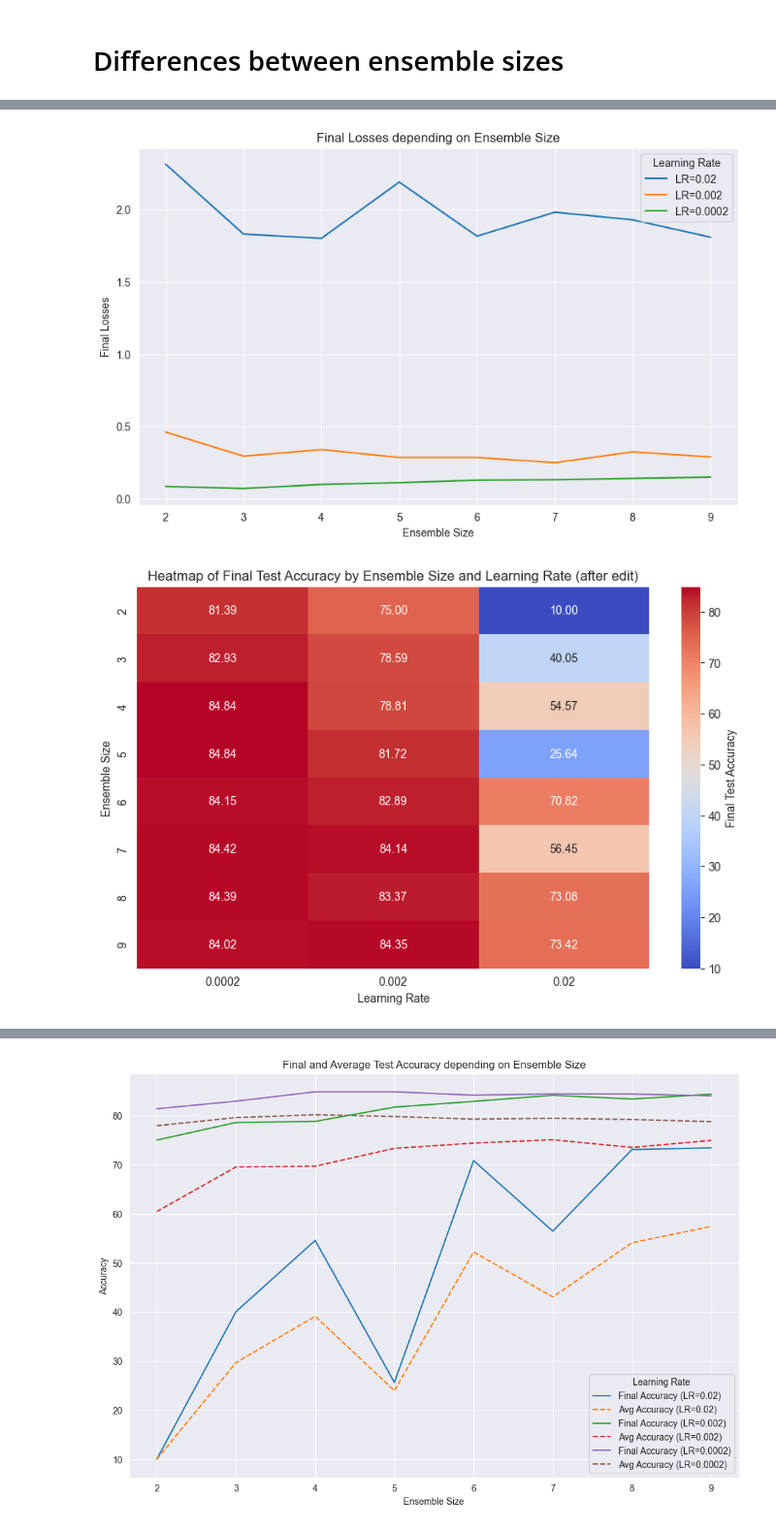
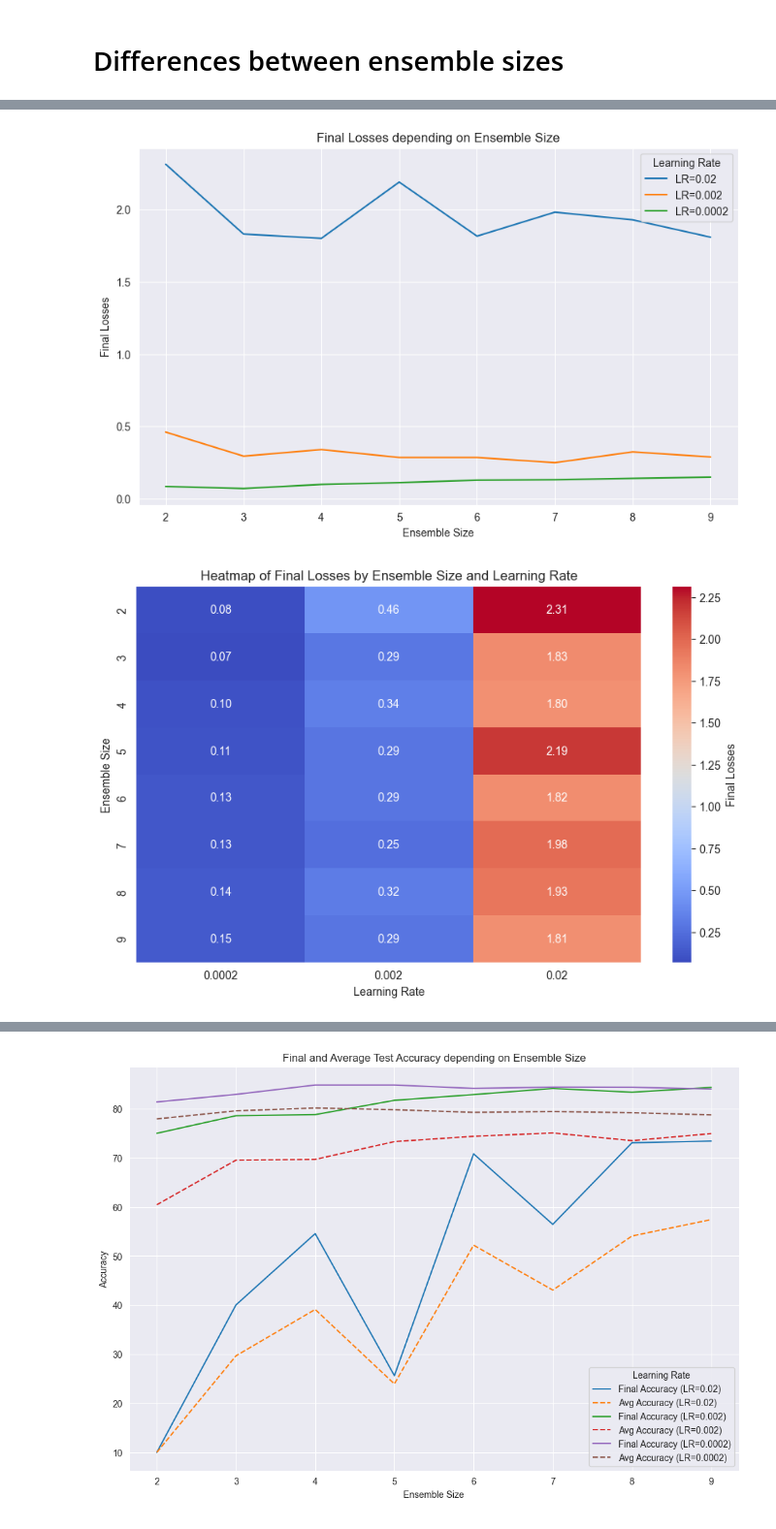
Before and after one commit to stefanielnz/P7_BatchEnsemble, a Jupyter notebook: ParameterTesting_Optimizer_plots.ipynb, the cells around one changed output, grey strips where cells are left out. Shown at 97% size. Cells and saved outputs as stored; diff of their text form; code cells hidden in the pictures.

```diff
--- a/ParameterTesting_Optimizer_plots.ipynb
+++ b/ParameterTesting_Optimizer_plots.ipynb
@@ -152,37 +199,38 @@ plt.show()
 # %%
+# Test ensemble size on final losses
 # Load the CSV file
 file_path = 'data/ensemble_size_results.csv'
 df = pd.read_csv(file_path)
 
 df_subset = df[['ensemble_size', 'lr', 'final_losses']]
 
 # Create the plot
 plt.figure(figsize=(10, 6))
 
 # Create a plot for each learning rate
 for lr_value in df_subset['lr'].unique():
     subset = df_subset[df_subset['lr'] == lr_value]
     plt.plot(subset['ensemble_size'], subset['final_losses'], label=f'LR={lr_value}')
 
 # Label the axes and add a title
 plt.xlabel('Ensemble Size')
 plt.ylabel('Final Losses')
 plt.title('Final Losses depending on Ensemble Size')
 plt.legend(title='Learning Rate')
 plt.show()
 
 # Pivot the data to create a heatmap-friendly format
-heatmap_data = df.pivot_table(values='final_test_accuracy',
+heatmap_data = df.pivot_table(values='final_losses',
                               index='ensemble_size',
                               columns='lr')
 
 # Plot the heatmap
 plt.figure(figsize=(10, 6))
-sns.heatmap(heatmap_data, annot=True, cmap='coolwarm', fmt='.2f', cbar_kws={'label': 'Final Test Accuracy'})
-plt.title('Heatmap of Final Test Accuracy by Ensemble Size and Learning Rate (after edit)')
+sns.heatmap(heatmap_data, annot=True, cmap='coolwarm', fmt='.2f', cbar_kws={'label': 'Final Losses'})
+plt.title('Heatmap of Final Losses by Ensemble Size and Learning Rate')
 plt.xlabel('Learning Rate')
 plt.ylabel('Ensemble Size')
 plt.show()
 # %% [output]
 [figure]
-[figure, old version]
+[figure, new version]
```
Also changed, not shown: parts of 12 cells of this notebook, 3 other files.
